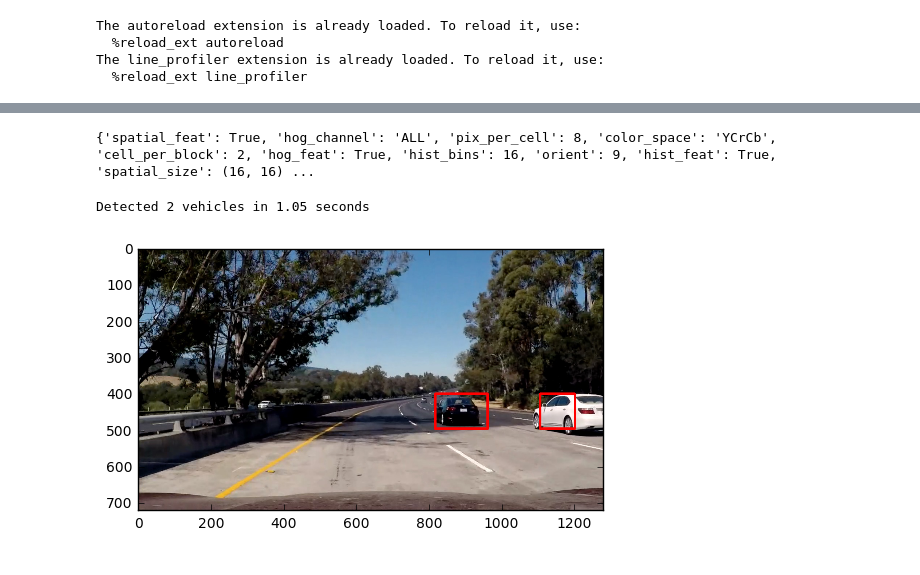
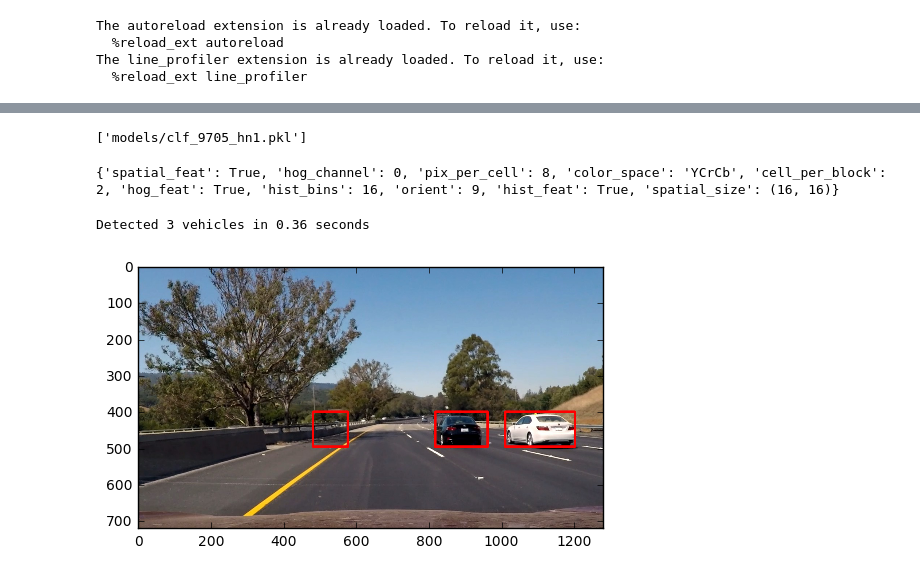
Before and after one commit to ThomasOdum/CarND-P05-Vehicle-Detection, a Jupyter notebook: Vehicle-Detection.ipynb, the cells around one changed output, grey strips where cells are left out. Drawn from its saved outputs; the diff is of its cells as text; code cells hidden in the pictures.

Commit message:
Added ahrd negative mining to improve the fast model.
- clf_9705_hn1.pkl
- Produces one possible false negative in test6.jpg (unclear)
- Fast execution - 0.4 seconds

```diff
--- a/Vehicle-Detection.ipynb
+++ b/Vehicle-Detection.ipynb
@@ -115,11 +141,13 @@ config = dict(color_space=color_space,
             hist_feat=hist_feat, hog_feat=hog_feat)
 # joblib.dump({'model':svc, 'config':config, 'scaler':X_scaler}, 'models/model_9919.pkl')
 # joblib.dump({'model':svc, 'config':config}, 'models/clf_9805.pkl')
-# joblib.dump({'model':clf, 'config':config}, 'models/clf_9737_y.pkl')
+joblib.dump({'model':clf, 'config':config}, 'models/clf_9705_hn1.pkl')
+# %% [output]
+['models/clf_9705_hn1.pkl']
 # %%
 from sklearn.externals import joblib
-data = joblib.load('models/clf_9892_ycbcr.pkl')
-# data = joblib.load('models/clf_9737_y.pkl')
+# data = joblib.load('models/clf_9892_ycbcr.pkl')
+data = joblib.load('models/clf_9737_y.pkl')
 # svc = data['model']
 clf = data['model']
 config = data['config']
@@ -137,7 +165,7 @@ hist_feat = config['hist_feat']
 hog_feat = config['hog_feat']
 print(config)
 # %% [output]
-{'spatial_feat': True, 'hog_channel': 'ALL', 'pix_per_cell': 8, 'color_space': 'YCrCb', 'cell_per_block': 2, 'hog_feat': True, 'hist_bins': 16, 'orient': 9, 'hist_feat': True, 'spatial_size': (16, 16) ...
+{'spatial_feat': True, 'hog_channel': 0, 'pix_per_cell': 8, 'color_space': 'YCrCb', 'cell_per_block': 2, 'hog_feat': True, 'hist_bins': 16, 'orient': 9, 'hist_feat': True, 'spatial_size': (16, 16)}
 # %%
 def create_windows(pyramid, image_size):
     output = []
@@ -189,22 +217,22 @@ pyramid = [((64, 64),  [400, 500]),
 image_size = (720, 1280)
 windows = create_windows(pyramid, image_size)
 # %%
-image = mpimg.imread('test_images/test5.jpg')
+image = mpimg.imread('test_images/test6.jpg')
 image = image.astype(np.float32)/255.
 # %%
 # %lprun -f single_img_features multiscale_detect(image, clf, config, windows)
 t = time.time()
 bboxes = multiscale_detect(image, clf, config, windows)
 t2 = time.time() - t
 print('Detected %d vehicles in %.2f seconds' % (len(bboxes), t2))
 
 # compute_positions(hot_windows, image_size)
 im2 = (np.copy(image)*255).astype(np.uint8)
-for x,y,w,h in bboxes:
-    cv2.rectangle(im2,(x,y),(x+w,y+h),color=(255,0,0),thickness=6)
+for x_,y_,w_,h_ in bboxes:
+    cv2.rectangle(im2,(x_,y_),(x_+w,y_+h),color=(255,0,0),thickness=6)
 plt.imshow(im2)
 
 plt.show()
 # %% [output]
-Detected 2 vehicles in 1.05 seconds
+Detected 3 vehicles in 0.36 seconds
-[figure, old version]
+[figure, new version]
```
Also changed, not shown: parts of 5 cells of this notebook, 46 other files.
